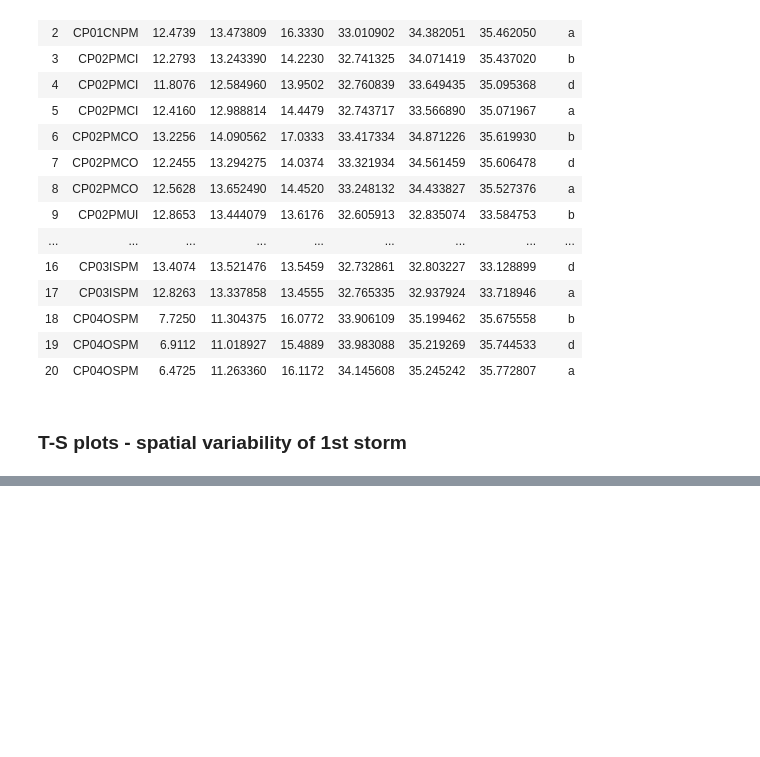
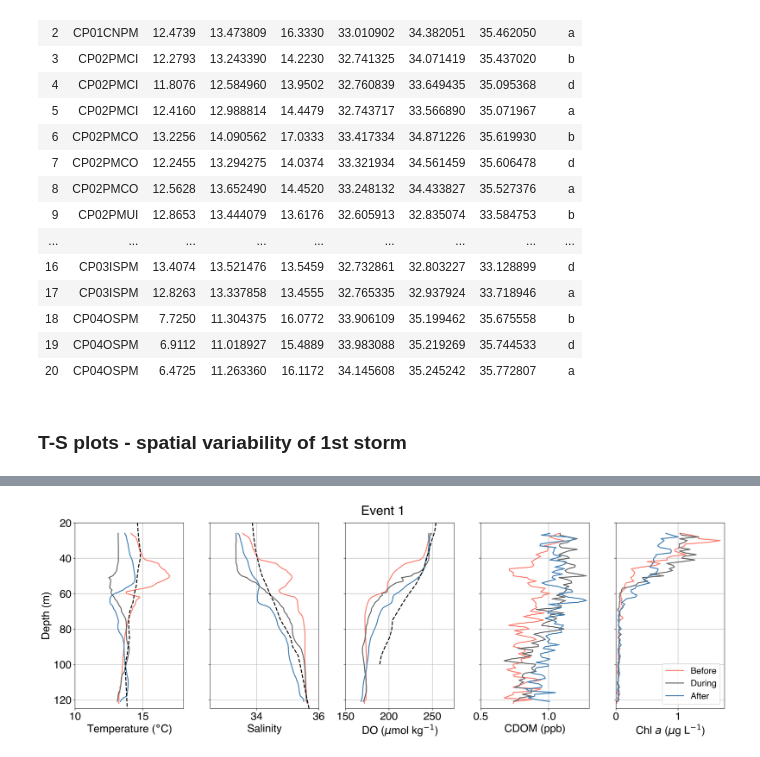
Before and after one commit to ooi-ecs/ECS-Observatory-Collaboration, a Jupyter notebook: PioneerStorms2018/analysis/ProfilerCTD_RequestsAndAnalysis.ipynb, the cells around one changed output, grey strips where cells are left out. Saved outputs shown, nothing was run; the diff lists cells and outputs as text; code cells hidden in the pictures; blank space fills up the shorter version.

```diff
--- a/PioneerStorms2018/analysis/ProfilerCTD_RequestsAndAnalysis.ipynb
+++ b/PioneerStorms2018/analysis/ProfilerCTD_RequestsAndAnalysis.ipynb
@@ -431,0 +454,75 @@ quickProfileComp([d0,d1,d2],'Upstream Offshore')
+# %%
+# We can use the same `profilerGrid` function as before to bin all the data up and make the profiles, this time for 5 variables
+mpl.rcParams['lines.linewidth'] = 2
+mpl.rcParams['font.size'] = 22
+mpl.rcParams['font.family'] = 'sans-serif'
+mpl.rcParams['font.sans-serif'] = 'Helvetica'
+dfWOA = pd.read_csv('../data/ProfilerCTD/woaDecadalAverage.csv')
+fig = plt.figure(figsize=(20,7),dpi=300)
+dataDir = '../data/ProfilerCTD/'
+site = 'CP02PMCO'
+df = pd.read_csv(dataDir+site+'_combined.csv')
+df.time = pd.to_datetime(df.time)
+dfCTD = df.set_index('time') #index by time
+x,y,d0=profilerGird(dfCTD, dfCTD.depth, [dfCTD.columns[3],dfCTD.columns[0],dfCTD.columns[7],dfCTD.columns[5],dfCTD.columns[6]],1, '2018-11-14 16:00:00',end='2018-11-14 19:01:00',hour=1,combine=True)
+x,y,d1=profilerGird(dfCTD, dfCTD.depth, [dfCTD.columns[3],dfCTD.columns[0],dfCTD.columns[7],dfCTD.columns[5],dfCTD.columns[6]],1, '2018-11-16 16:00:00',end='2018-11-16 19:01:00',hour=1,combine=True)
+x,y,d2=profilerGird(dfCTD, dfCTD.depth, [dfCTD.columns[3],dfCTD.columns[0],dfCTD.columns[7],dfCTD.columns[5],dfCTD.columns[6]],1, '2018-11-18 16:00:00',end='2018-11-18 19:01:00',hour=1,combine=True)
+ax1 = plt.subplot(151)
+ax1.plot(d0['z0'],y,color='salmon')
+ax1.plot(d1['z0'],y,color='dimgrey')
+ax1.plot(d2['z0'],y,color='steelblue')
+ax1.plot(dfWOA.temp.values, dfWOA.depth.values,'--k')
+ax1.set_xlim([10,18])
+ax1.set_ylim([20,125])
+ax1.invert_yaxis()
+ax1.grid()
+ax1.set_xlabel('Temperature ($\degree$C)')
+ax1.set_ylabel('Depth (m)')
+ax1 = plt.subplot(152)
+ax1.plot(d0['z1'],y,color='salmon')
+ax1.plot(d1['z1'],y,color='dimgrey')
+ax1.plot(d2['z1'],y,color='steelblue')
+ax1.plot(dfWOA.salinity.values, dfWOA.depth.values,'--k')
+ax1.set_xlim([32.5,36])
+ax1.set_ylim([20,125])
+ax1.invert_yaxis()
+ax1.set_yticklabels([])
+ax1.set_xlabel('Salinity')
+ax1.grid()
+ax1 = plt.subplot(153)
+ax1.plot(d0['z2'],y,color='salmon')
+ax1.plot(d1['z2'],y,color='dimgrey')
+ax1.plot(d2['z2'],y,color='steelblue')
+ax1.plot(dfWOA.oxygen.values, dfWOA.depth.values,'--k')
+ax1.set_xlim([150,275])
+ax1.set_ylim([20,125])
+ax1.invert_yaxis()
+ax1.set_yticklabels([])
+ax1.set_xlabel('DO ($\mu$mol kg$^{-1}$)')
+ax1.grid()
+ax1 = plt.subplot(154)
+ax1.plot(d0['z3'],y,color='salmon')
+ax1.plot(d1['z3'],y,color='dimgrey')
+ax1.plot(d2['z3'],y,color='steelblue')
+ax1.set_xlim([0.5,1.3])
+ax1.set_ylim([20,125])
+ax1.invert_yaxis()
+ax1.set_yticklabels([])
+ax1.set_xlabel('CDOM (ppb)')
+ax1.grid()
+ax1 = plt.subplot(155)
+ax1.plot(d0['z4'],y,color='salmon')
+ax1.plot(d1['z4'],y,color='dimgrey')
+ax1.plot(d2['z4'],y,color='steelblue')
+ax1.set_xlim([0,1.75])
+ax1.set_ylim([20,125])
+ax1.invert_yaxis()
+ax1.set_yticklabels([])
+ax1.set_xlabel('Chl $a$ ($\mu$g L$^{-1}$)')
+ax1.grid()
+plt.legend(['Before','During','After','WOA'],fontsize=18,loc='lower right')
+fig.tight_layout()
+fig.suptitle('Event 1')
+fig.subplots_adjust(top=0.91)
+# %% [output]
+[figure, added]
```
Also changed, not shown: parts of 13 cells of this notebook, 4 other files.
